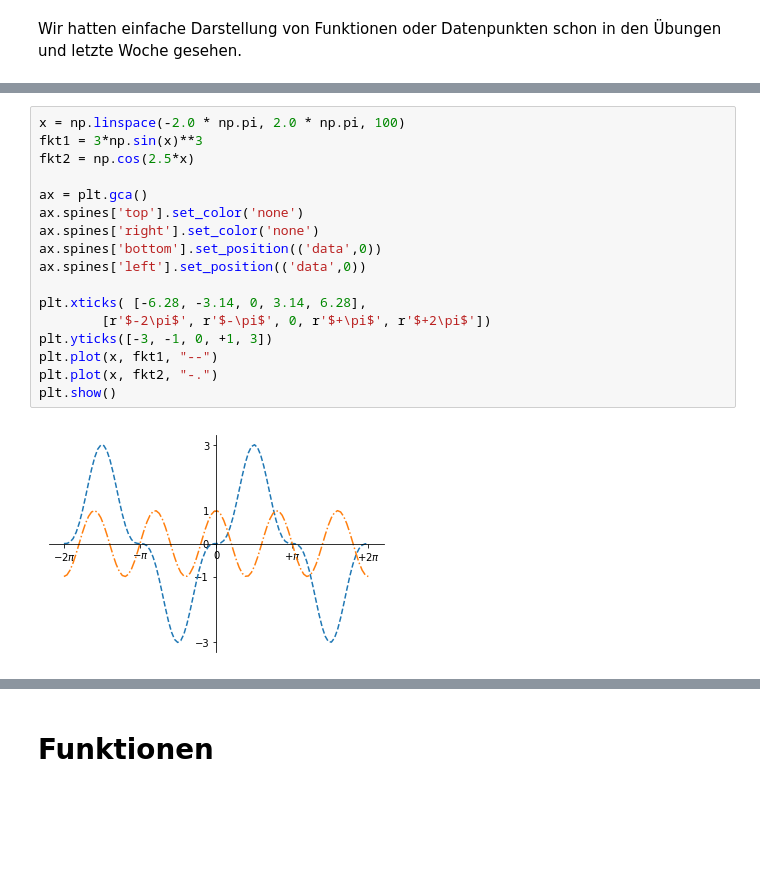
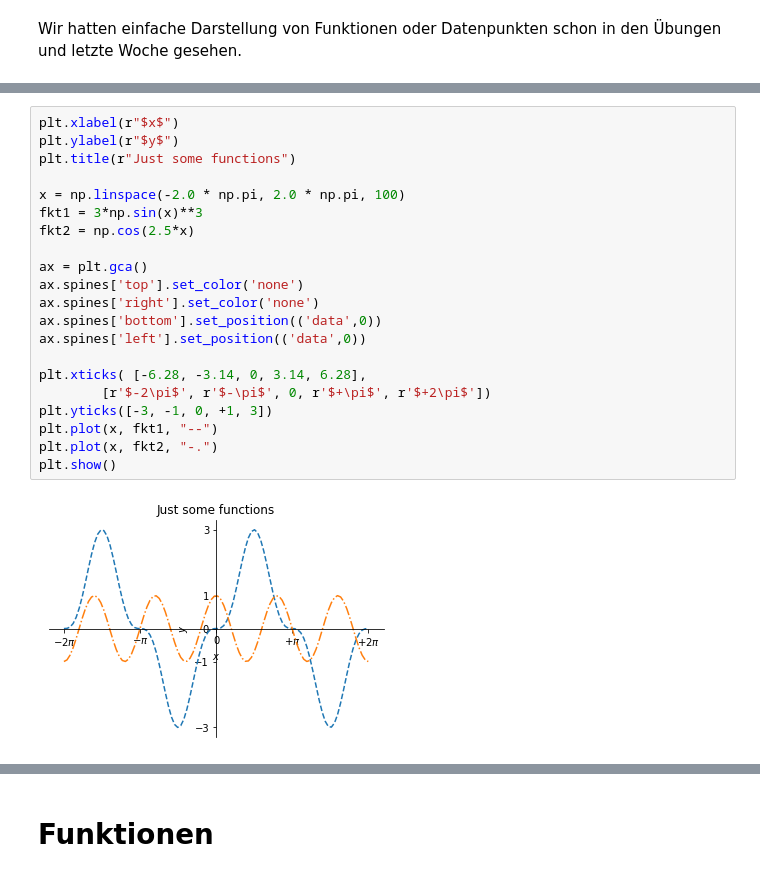
Before and after one commit to annikathiel/PythonLecture_WS1920, a Jupyter notebook: Vorlesung_03_Numpy-Fortsetzung.ipynb, the cells around one changed output, grey strips where cells are left out. Cells and saved outputs as stored; diff of their text form; blank space fills up the shorter version.

```diff
--- a/Vorlesung_03_Numpy-Fortsetzung.ipynb
+++ b/Vorlesung_03_Numpy-Fortsetzung.ipynb
@@ -253,20 +291,24 @@ plt.show()
 # %%
+plt.xlabel(r"$x$")
+plt.ylabel(r"$y$")
+plt.title(r"Just some functions")
+
 x = np.linspace(-2.0 * np.pi, 2.0 * np.pi, 100)
 fkt1 = 3*np.sin(x)**3
 fkt2 = np.cos(2.5*x)
 
 ax = plt.gca()
 ax.spines['top'].set_color('none')
 ax.spines['right'].set_color('none')
 ax.spines['bottom'].set_position(('data',0))
 ax.spines['left'].set_position(('data',0))
 
 plt.xticks( [-6.28, -3.14, 0, 3.14, 6.28],
         [r'$-2\pi$', r'$-\pi$', 0, r'$+\pi$', r'$+2\pi$'])
 plt.yticks([-3, -1, 0, +1, 3])
 plt.plot(x, fkt1, "--")
 plt.plot(x, fkt2, "-.")
 plt.show()
 # %% [output]
-[figure, old version]
+[figure, new version]
 # %%
```
Also changed, not shown: parts of 20 cells of this notebook.
